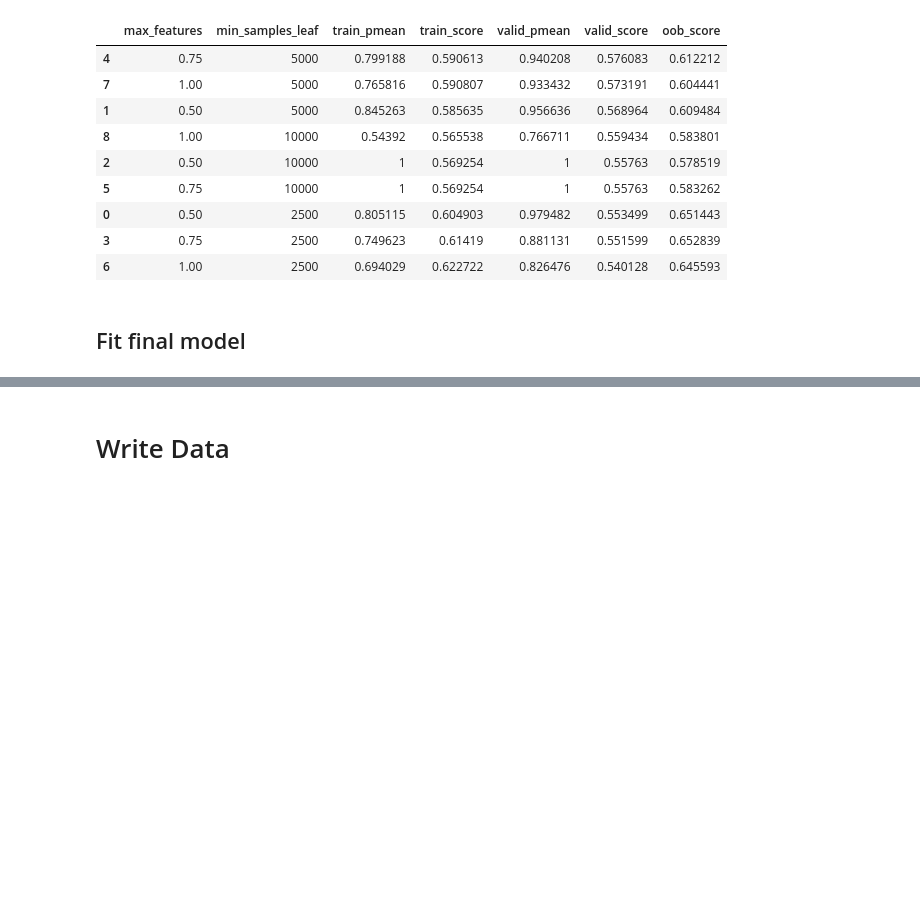
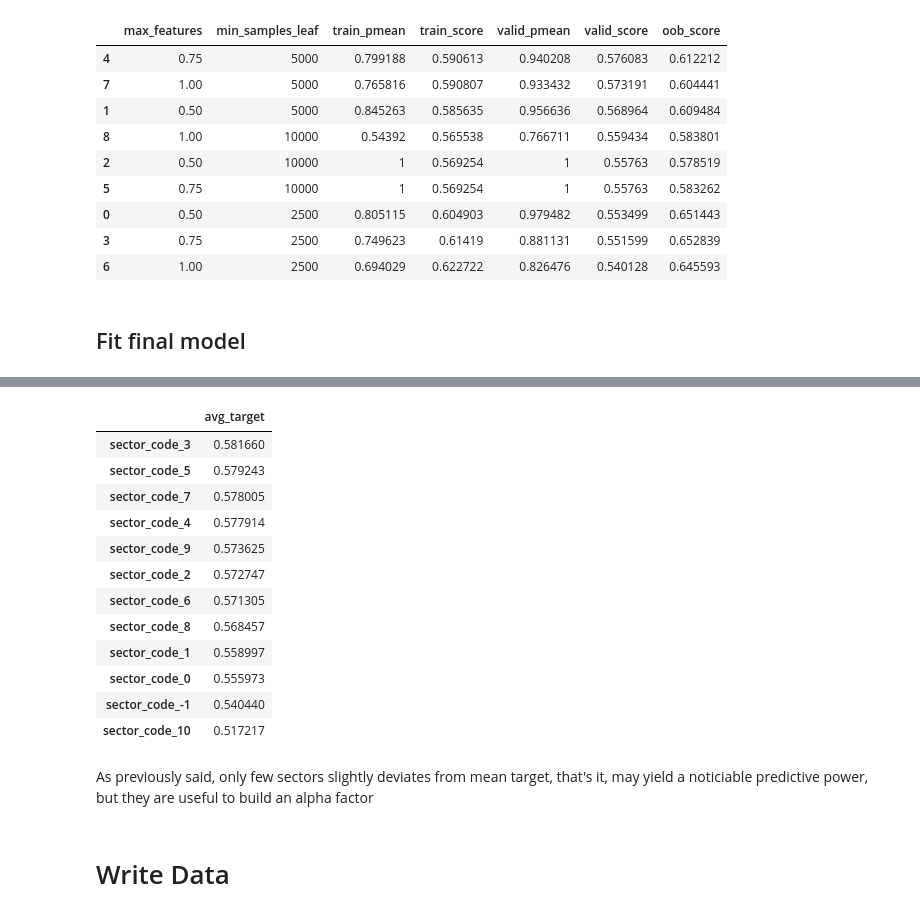
Before and after one commit to manualrg/dslab-ai-for-trading, a Jupyter notebook: alpha_factors/05_alphaml_modbuild.ipynb, the cells around one changed output, grey strips where cells are left out. Cells and saved outputs as stored; diff of their text form; code cells hidden in the pictures; blank space fills up the shorter version.

```diff
--- a/alpha_factors/05_alphaml_modbuild.ipynb
+++ b/alpha_factors/05_alphaml_modbuild.ipynb
@@ -172,3 +189,21 @@ Taking into account that alpha factors and other regular features are quite simp
+# %%
+sector_mean_tgt.sort_values(by='avg_target', ascending=False)
+# %% [output]
+|  | avg_target |
+| sector_code_3 | 0.581660 |
+| sector_code_5 | 0.579243 |
+| sector_code_7 | 0.578005 |
+| sector_code_4 | 0.577914 |
+| sector_code_9 | 0.573625 |
+| sector_code_2 | 0.572747 |
+| sector_code_6 | 0.571305 |
+| sector_code_8 | 0.568457 |
+| sector_code_1 | 0.558997 |
+| sector_code_0 | 0.555973 |
+| sector_code_-1 | 0.540440 |
+| sector_code_10 | 0.517217 |
+# %% [markdown]
+As previously said, only few sectors slightly deviates from mean target, that's it, may yield a noticiable predictive power, but they are useful to build an alpha factor
 # %% [markdown]
 # Write Data
 # %%
```
Also changed, not shown: parts of 6 cells of this notebook.
